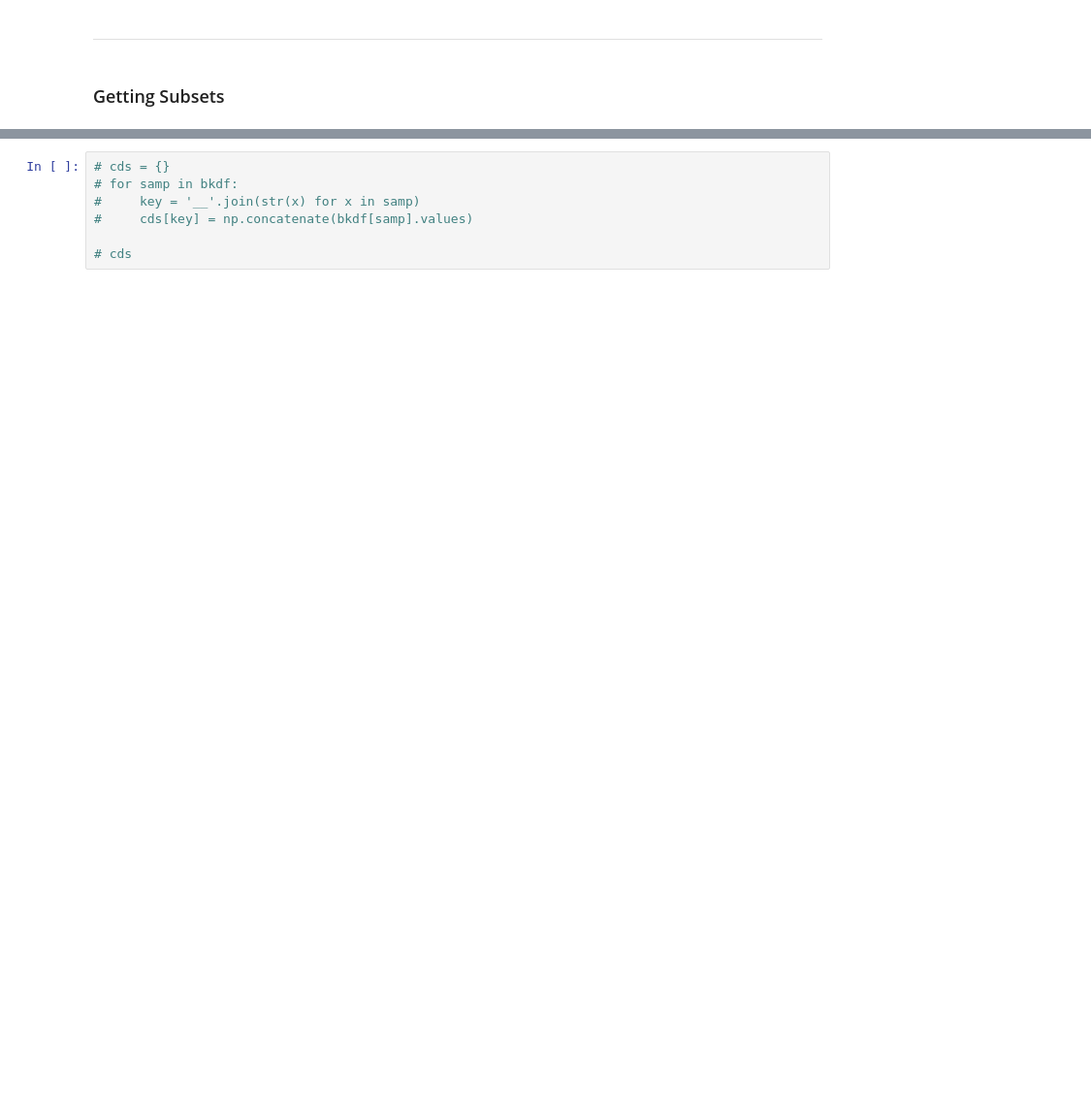
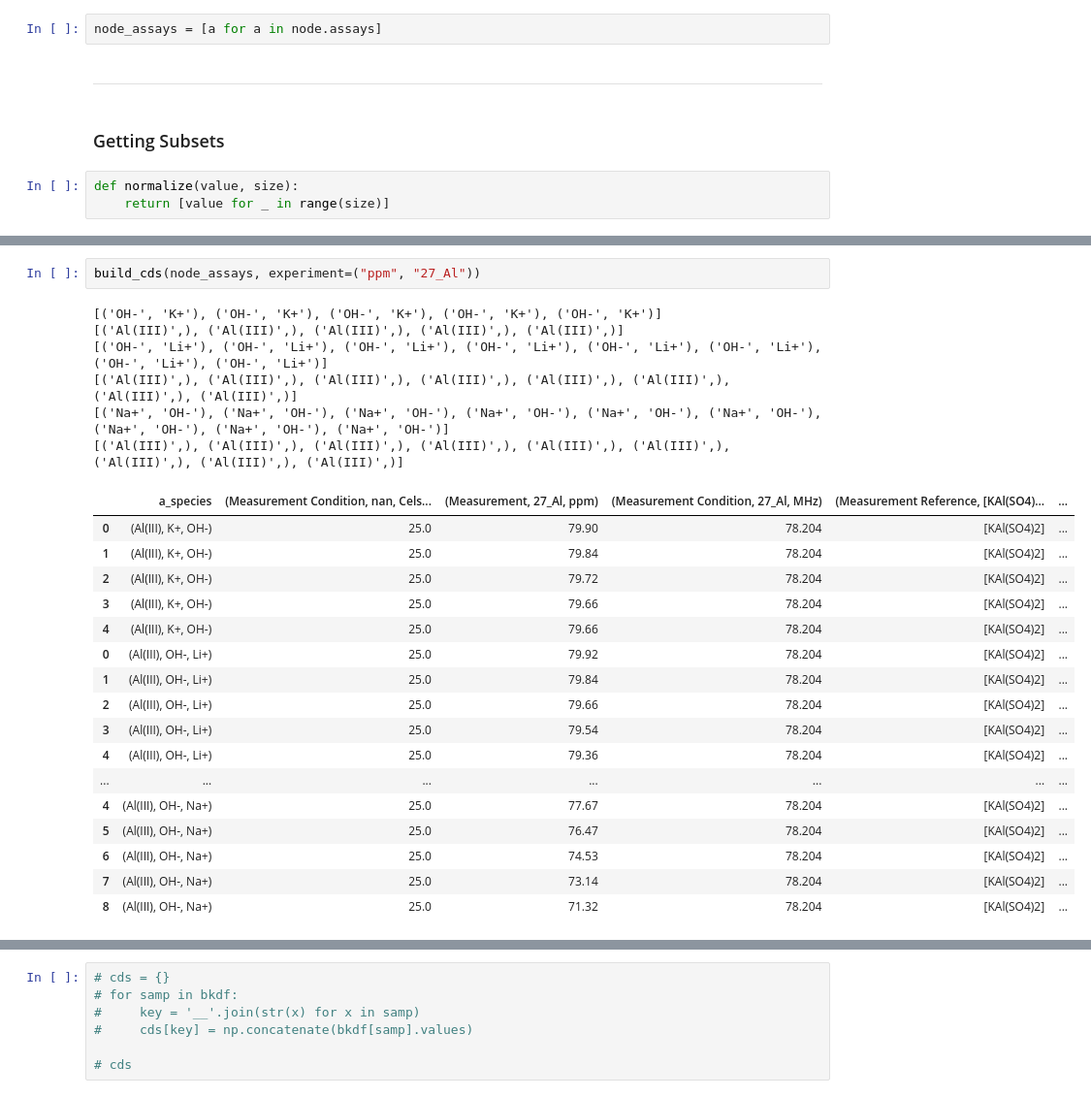
Before and after one commit to biggstd/isaDream, a Jupyter notebook: dev_notebooks/vis_01.ipynb, the cells around one changed output, grey strips where cells are left out. Shown at 97% size. Drawn from its saved outputs; the diff is of its cells as text; blank space fills up the shorter version.

```diff
--- a/dev_notebooks/vis_01.ipynb
+++ b/dev_notebooks/vis_01.ipynb
@@ -57,7 +60,12 @@ node = io.parse_json(demo_json)
 ---
 # %% [markdown]
 ## Viewing the data in each Assay (datafile) per .json
+# %%
+node_assays = [a for a in node.assays]
 # %% [markdown]
 ---
 # %% [markdown]
 ### Getting Subsets
+# %%
+def normalize(value, size):
+    return [value for _ in range(size)]
@@ -63,0 +239,26 @@ node = io.parse_json(demo_json)
+# %%
+build_cds(node_assays, experiment=("ppm", "27_Al"))
+# %% [output]
+[('OH-', 'K+'), ('OH-', 'K+'), ('OH-', 'K+'), ('OH-', 'K+'), ('OH-', 'K+')]
+[('Al(III)',), ('Al(III)',), ('Al(III)',), ('Al(III)',), ('Al(III)',)]
+[('OH-', 'Li+'), ('OH-', 'Li+'), ('OH-', 'Li+'), ('OH-', 'Li+'), ('OH-', 'Li+'), ('OH-', 'Li+'), ('OH-', 'Li+'), ('OH-', 'Li+')]
+[('Al(III)',), ('Al(III)',), ('Al(III)',), ('Al(III)',), ('Al(III)',), ('Al(III)',), ('Al(III)',), ('Al(III)',)]
+[('Na+', 'OH-'), ('Na+', 'OH-'), ('Na+', 'OH-'), ('Na+', 'OH-'), ('Na+', 'OH-'), ('Na+', 'OH-'), ('Na+', 'OH-'), ('Na+', 'OH-'), ('Na+', 'OH-')]
+[('Al(III)',), ('Al(III)',), ('Al(III)',), ('Al(III)',), ('Al(III)',), ('Al(III)',), ('Al(III)',), ('Al(III)',), ('Al(III)',)]
+|  | a_species | (Measurement Condition, nan, Cels... | (Measurement, 27_Al, ppm) | (Measurement Condition, 27_Al, MHz) | (Measurement Reference, [KAl(SO4)... | ... |
+| 0 | (Al(III), K+, OH-) | 25.0 | 79.90 | 78.204 | [KAl(SO4)2] | ... |
+| 1 | (Al(III), K+, OH-) | 25.0 | 79.84 | 78.204 | [KAl(SO4)2] | ... |
+| 2 | (Al(III), K+, OH-) | 25.0 | 79.72 | 78.204 | [KAl(SO4)2] | ... |
+| 3 | (Al(III), K+, OH-) | 25.0 | 79.66 | 78.204 | [KAl(SO4)2] | ... |
+| 4 | (Al(III), K+, OH-) | 25.0 | 79.66 | 78.204 | [KAl(SO4)2] | ... |
+| 0 | (Al(III), OH-, Li+) | 25.0 | 79.92 | 78.204 | [KAl(SO4)2] | ... |
+| 1 | (Al(III), OH-, Li+) | 25.0 | 79.84 | 78.204 | [KAl(SO4)2] | ... |
+| 2 | (Al(III), OH-, Li+) | 25.0 | 79.66 | 78.204 | [KAl(SO4)2] | ... |
+| 3 | (Al(III), OH-, Li+) | 25.0 | 79.54 | 78.204 | [KAl(SO4)2] | ... |
+| 4 | (Al(III), OH-, Li+) | 25.0 | 79.36 | 78.204 | [KAl(SO4)2] | ... |
+| ... | ... | ... | ... | ... | ... | ... |
+| 4 | (Al(III), OH-, Na+) | 25.0 | 77.67 | 78.204 | [KAl(SO4)2] | ... |
+| 5 | (Al(III), OH-, Na+) | 25.0 | 76.47 | 78.204 | [KAl(SO4)2] | ... |
+| 6 | (Al(III), OH-, Na+) | 25.0 | 74.53 | 78.204 | [KAl(SO4)2] | ... |
+| 7 | (Al(III), OH-, Na+) | 25.0 | 73.14 | 78.204 | [KAl(SO4)2] | ... |
+| 8 | (Al(III), OH-, Na+) | 25.0 | 71.32 | 78.204 | [KAl(SO4)2] | ... |
```
Also changed, not shown: parts of 21 cells of this notebook, 6 other files.
